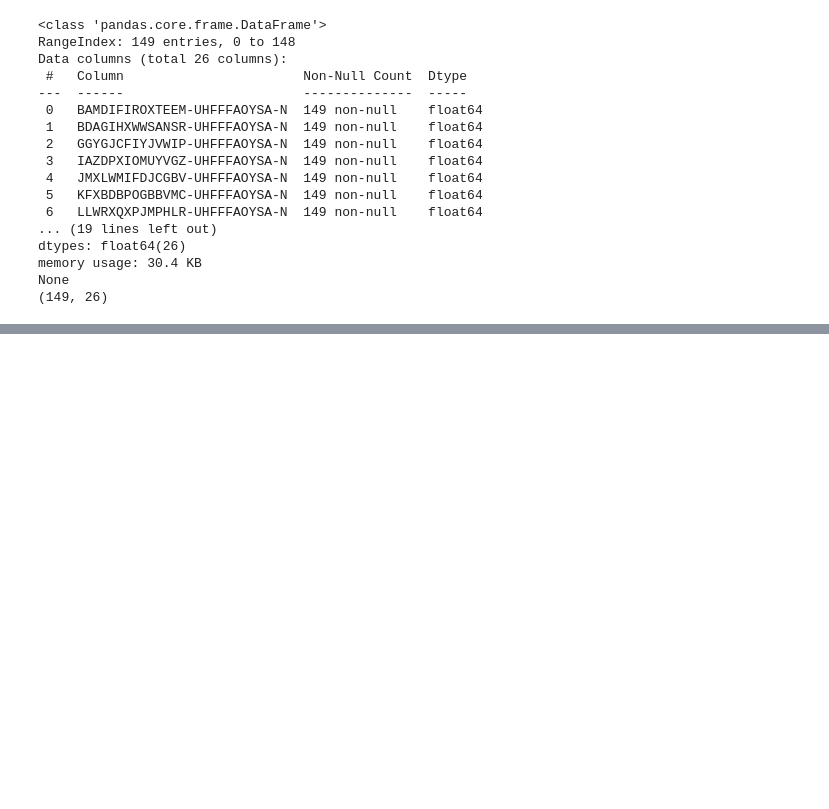
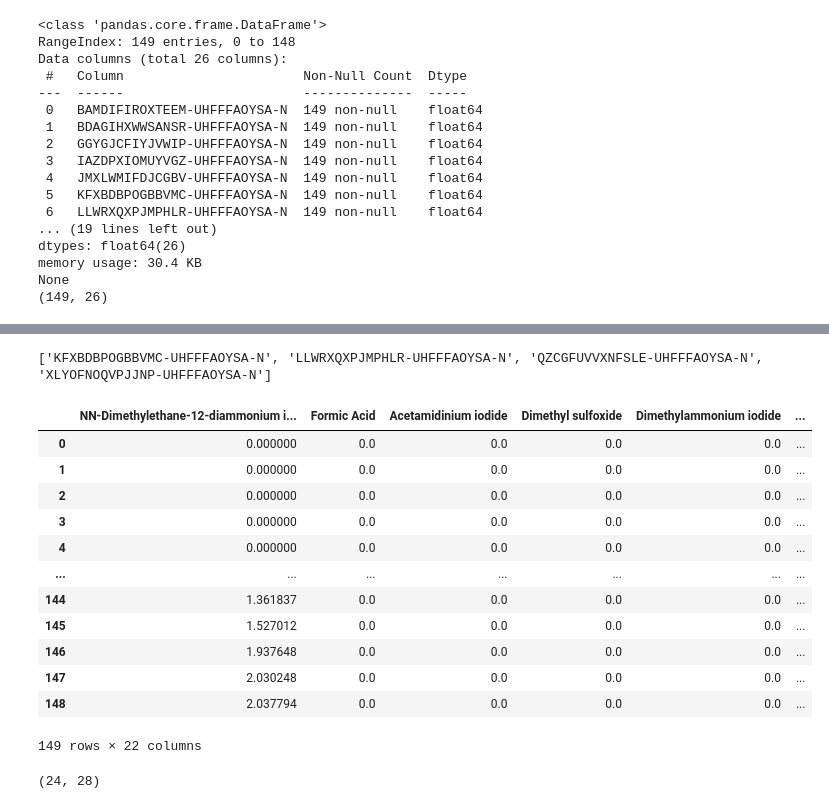
Before and after one commit to aspuru-guzik-group/olympus, a Jupyter notebook: src/olympus/datasets/dataset_vapdiff_crystal/raw/wrangle_data.ipynb, the cells around one changed output, grey strips where cells are left out. Cells and saved outputs as stored; diff of their text form; code cells hidden in the pictures; blank space fills up the shorter version.

```diff
--- a/src/olympus/datasets/dataset_vapdiff_crystal/raw/wrangle_data.ipynb
+++ b/src/olympus/datasets/dataset_vapdiff_crystal/raw/wrangle_data.ipynb
@@ -493,9 +545,24 @@ memory usage: 30.4 KB
 None
 (149, 26)
 # %%
-num_organic = len(df['organic___0___inchikey'].unique())
-num_inorganic = len(df['inorganic___0___inchikey'].unique())
-num_solvent = len(df['solvent___0___inchikey'].unique())
-num_acid = len(df['acid___0___inchikey'].unique())
+ch_cols = ch.columns.to_list()
 # %%
-num_organic, num_inorganic, num_solvent, num_acid
+rename_names = {}
+drop_cols = []
+
+for col in ch_cols:
+    if col in organic_options:
+        chem_name = df.loc[df['organic___0___inchikey']==col]['organic___0___chemname'].to_numpy()[0]
+        chem_name = organic_map[chem_name]
+        rename_names[col] = chem_name
+    elif col in inorganic_options:
+        chem_name = df.loc[df['inorganic___0___inchikey']==col]['inorganic___0___chemname'].to_numpy()[0]
+        rename_names[col] = chem_name
+    elif col in solvent_options:
+        chem_name = df.loc[df['solvent___0___inchikey']==col]['solvent___0___chemname'].to_numpy()[0]
+        rename_names[col] = chem_name
+    elif col in acid_options:
+        chem_name = df.loc[df['acid___0___inchikey']==col]['acid___0___chemname'].to_numpy()[0]
+        rename_names[col] = chem_name
+    else:
+        drop_cols.append(col)
@@ -526,0 +569,37 @@ ch.head()
+# %%
+
+ch = ch.drop(columns=drop_cols)
+# %% [output]
+['KFXBDBPOGBBVMC-UHFFFAOYSA-N', 'LLWRXQXPJMPHLR-UHFFFAOYSA-N', 'QZCGFUVVXNFSLE-UHFFFAOYSA-N', 'XLYOFNOQVPJJNP-UHFFFAOYSA-N']
+# %%
+ch = ch.rename(columns=rename_names)
+# %%
+ch
+# %% [output]
+|  | NN-Dimethylethane-12-diammonium i... | Formic Acid | Acetamidinium iodide | Dimethyl sulfoxide | Dimethylammonium iodide | ... |
+| 0 | 0.000000 | 0.0 | 0.0 | 0.0 | 0.0 | ... |
+| 1 | 0.000000 | 0.0 | 0.0 | 0.0 | 0.0 | ... |
+| 2 | 0.000000 | 0.0 | 0.0 | 0.0 | 0.0 | ... |
+| 3 | 0.000000 | 0.0 | 0.0 | 0.0 | 0.0 | ... |
+| 4 | 0.000000 | 0.0 | 0.0 | 0.0 | 0.0 | ... |
+| ... | ... | ... | ... | ... | ... | ... |
+| 144 | 1.361837 | 0.0 | 0.0 | 0.0 | 0.0 | ... |
+| 145 | 1.527012 | 0.0 | 0.0 | 0.0 | 0.0 | ... |
+| 146 | 1.937648 | 0.0 | 0.0 | 0.0 | 0.0 | ... |
+| 147 | 2.030248 | 0.0 | 0.0 | 0.0 | 0.0 | ... |
+| 148 | 2.037794 | 0.0 | 0.0 | 0.0 | 0.0 | ... |
+149 rows × 22 columns
+# %%
+organic = "Ethylammonium Iodide"
+inorganic = "Lead Diiodide"
+solvent = "Gamma-Butyrolactone"
+acid = "Formic Acid"
+
+exps = df[(df['organic___0___chemname']==organic)&\
+          (df['inorganic___0___chemname']==inorganic)&\
+          (df['solvent___0___chemname']==solvent)&\
+          (df['acid___0___chemname']==acid)
+         ]
+print(exps.shape)
+# %% [output]
+(24, 28)
```
Also changed, not shown: parts of 27 cells of this notebook, 39 other files.
